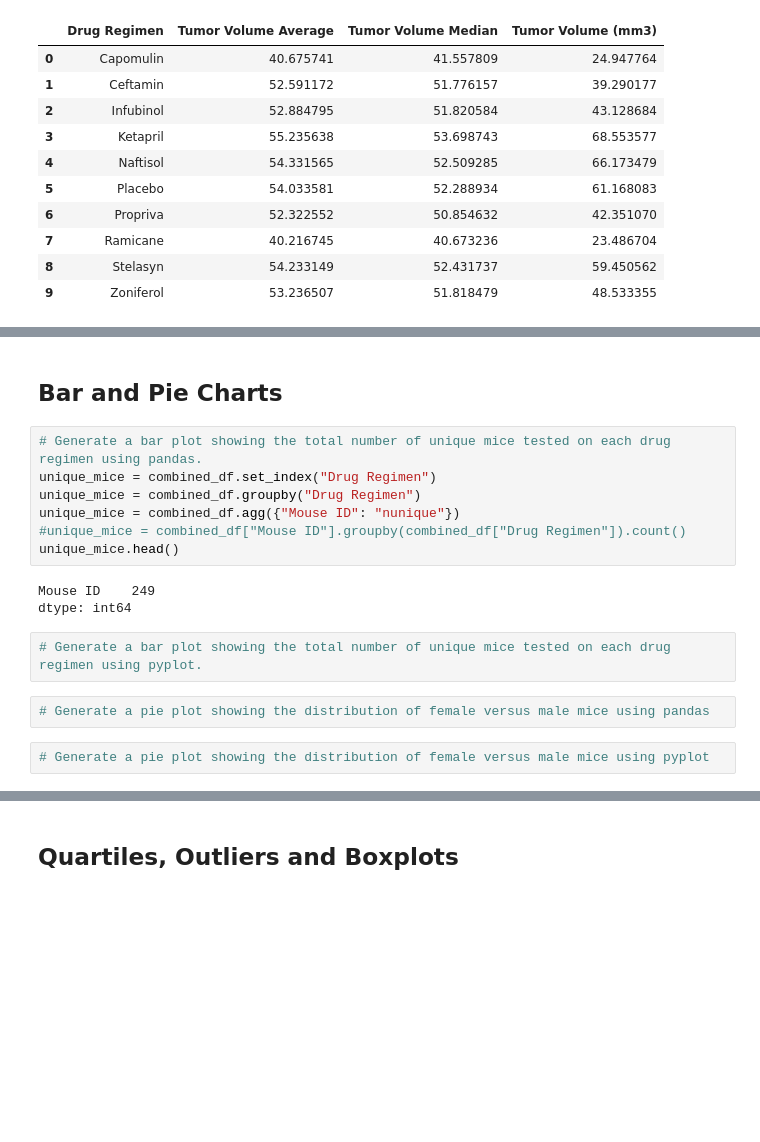
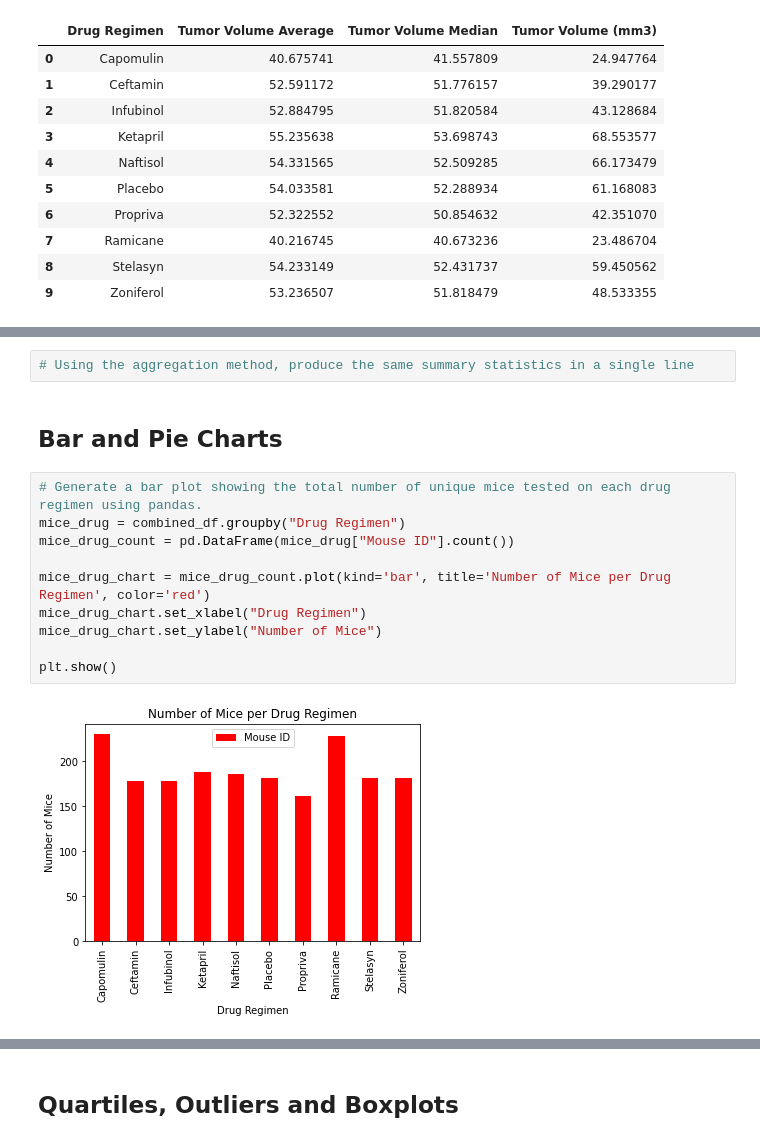
Before and after one commit to adamjohnson57/matplotlib-challenge, a Jupyter notebook: 05-Matplotlib/Instructions/Pymaceuticals/pymaceuticals.ipynb, the cells around one changed output, grey strips where cells are left out. Cells and saved outputs as stored; diff of their text form; blank space fills up the shorter version.

```diff
--- a/05-Matplotlib/Instructions/Pymaceuticals/pymaceuticals.ipynb
+++ b/05-Matplotlib/Instructions/Pymaceuticals/pymaceuticals.ipynb
@@ -275,18 +261,16 @@ drug_tumor_df.aggregate({"Tumor Volume Average":['mean', 'median', 'var', 'std',
+# %%
+# Using the aggregation method, produce the same summary statistics in a single line
 # %% [markdown]
 ## Bar and Pie Charts
 # %%
 # Generate a bar plot showing the total number of unique mice tested on each drug regimen using pandas.
-unique_mice = combined_df.set_index("Drug Regimen")
-unique_mice = combined_df.groupby("Drug Regimen")
-unique_mice = combined_df.agg({"Mouse ID": "nunique"})
-#unique_mice = combined_df["Mouse ID"].groupby(combined_df["Drug Regimen"]).count()
-unique_mice.head()
+mice_drug = combined_df.groupby("Drug Regimen")
+mice_drug_count = pd.DataFrame(mice_drug["Mouse ID"].count())
+
+mice_drug_chart = mice_drug_count.plot(kind='bar', title='Number of Mice per Drug Regimen', color='red')
+mice_drug_chart.set_xlabel("Drug Regimen")
+mice_drug_chart.set_ylabel("Number of Mice")
+
+plt.show()
 # %% [output]
-Mouse ID    249
-dtype: int64
+[figure, added]
-# %%
-# Generate a bar plot showing the total number of unique mice tested on each drug regimen using pyplot.
-# %%
-# Generate a pie plot showing the distribution of female versus male mice using pandas
-# %%
-# Generate a pie plot showing the distribution of female versus male mice using pyplot
```
Also changed, not shown: parts of 5 cells of this notebook.
